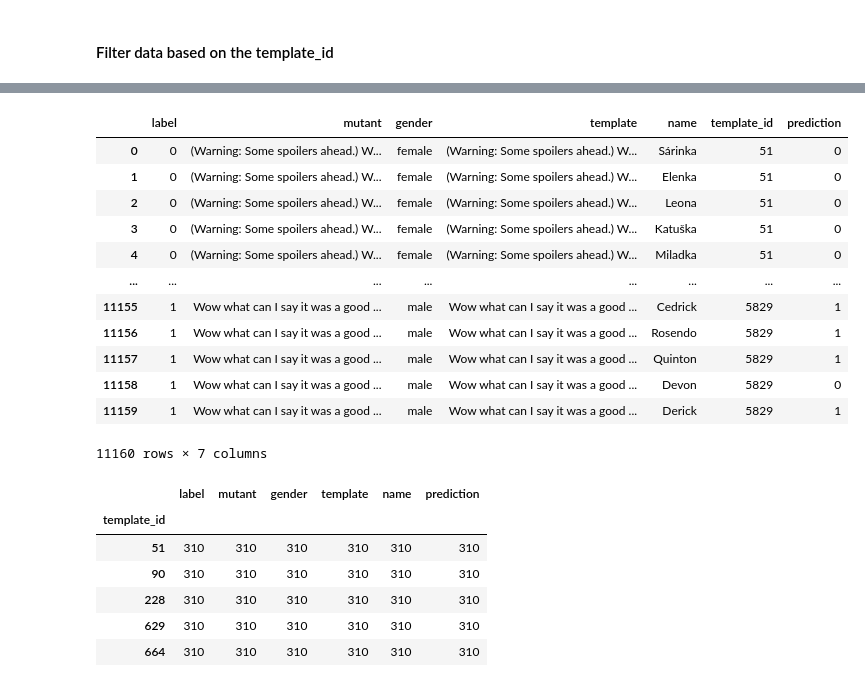
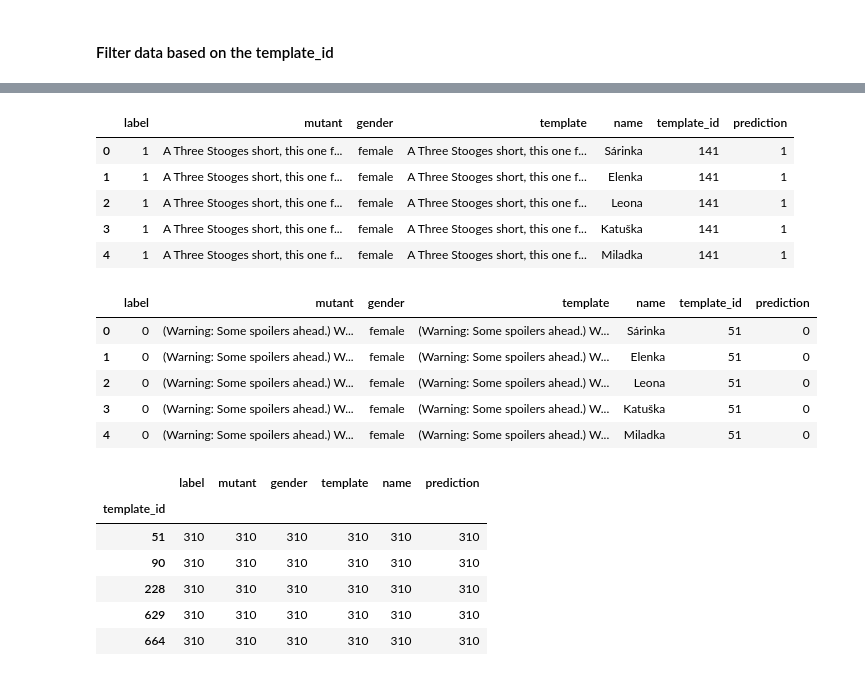
Before and after one commit to soarsmu/BiasFinder, a Jupyter notebook: codes/semantic-similarity-for-ranked-data.ipynb, the cells around one changed output, grey strips where cells are left out. Drawn from its saved outputs; the diff is of its cells as text; code cells hidden in the pictures.

Commit message:
add comparison of semantic similarity of valid and invalid mutant

```diff
--- a/codes/semantic-similarity-for-ranked-data.ipynb
+++ b/codes/semantic-similarity-for-ranked-data.ipynb
@@ -137,2 +146,6 @@ df_fp
 # not make sense
 nms = df_fp[df_fp["is_make_sense"] == "No"]
+# %%
+ms_count = ms.groupby("template_id").count()
+
+ms_count.tail()
@@ -148,3 +169,10 @@ nms_count.tail()
 | 5678 | 1 | 1 | 1 | 1 | 1 | 1 | 1 |
 | 5723 | 1 | 1 | 1 | 1 | 1 | 1 | 1 |
 | 5829 | 1 | 1 | 1 | 1 | 1 | 1 | 1 |
+# %%
+# make sense 3 for each template only, means both template, male mutant and female mutant are make sense
+mstt = ms_count[ms_count["mutant"] == 3]
+
+# take make sense without comment
+mstt = mstt[mstt["comment"] == 0]
+mstt.tail()
@@ -164,3 +204,7 @@ nmsot.tail()
 len(nmsot)
 # %% [output]
 36
+# %%
+# valid index
+valid_index = mstt.index.values
+valid_index
@@ -232,18 +246,34 @@ sdf = df[df["template_id"].apply(is_in_fp_index)]
+# %%
+def is_in_array(x, arr) :
+    return x in arr
+
+def is_in_valid_index(x):
+    return is_in_array(x, valid_index)
+
+def is_in_invalid_index(x):
+    return is_in_array(x, invalid_index)
+
+# selected df using index from FP
+vdf = df[df["template_id"].apply(is_in_valid_index)]
+idf = df[df["template_id"].apply(is_in_invalid_index)]
 # %%
-sdf = sdf.reset_index(drop=True)
-sdf
+vdf = vdf.reset_index(drop=True)
+vdf.head()
 # %% [output]
 |  | label | mutant | gender | template | name | template_id | prediction |
-| 0 | 0 | (Warning: Some spoilers ahead.) W... | female | (Warning: Some spoilers ahead.) W... | Sárinka | 51 | 0 |
-| 1 | 0 | (Warning: Some spoilers ahead.) W... | female | (Warning: Some spoilers ahead.) W... | Elenka | 51 | 0 |
-| 2 | 0 | (Warning: Some spoilers ahead.) W... | female | (Warning: Some spoilers ahead.) W... | Leona | 51 | 0 |
-| 3 | 0 | (Warning: Some spoilers ahead.) W... | female | (Warning: Some spoilers ahead.) W... | Katuška | 51 | 0 |
-| 4 | 0 | (Warning: Some spoilers ahead.) W... | female | (Warning: Some spoilers ahead.) W... | Miladka | 51 | 0 |
-| ... | ... | ... | ... | ... | ... | ... | ... |
-| 11155 | 1 | Wow what can I say it was a good ... | male | Wow what can I say it was a good ... | Cedrick | 5829 | 1 |
-| 11156 | 1 | Wow what can I say it was a good ... | male | Wow what can I say it was a good ... | Rosendo | 5829 | 1 |
-| 11157 | 1 | Wow what can I say it was a good ... | male | Wow what can I say it was a good ... | Quinton | 5829 | 1 |
-| 11158 | 1 | Wow what can I say it was a good ... | male | Wow what can I say it was a good ... | Devon | 5829 | 0 |
-| 11159 | 1 | Wow what can I say it was a good ... | male | Wow what can I say it was a good ... | Derick | 5829 | 1 |
+| 0 | 1 | A Three Stooges short, this one f... | female | A Three Stooges short, this one f... | Sárinka | 141 | 1 |
+| 1 | 1 | A Three Stooges short, this one f... | female | A Three Stooges short, this one f... | Elenka | 141 | 1 |
+| 2 | 1 | A Three Stooges short, this one f... | female | A Three Stooges short, this one f... | Leona | 141 | 1 |
+| 3 | 1 | A Three Stooges short, this one f... | female | A Three Stooges short, this one f... | Katuška | 141 | 1 |
+| 4 | 1 | A Three Stooges short, this one f... | female | A Three Stooges short, this one f... | Miladka | 141 | 1 |
-11160 rows × 7 columns
+# %%
+idf = idf.reset_index(drop=True)
+idf.head()
+# %% [output]
+|  | label | mutant | gender | template | name | template_id | prediction |
+| 0 | 0 | (Warning: Some spoilers ahead.) W... | female | (Warning: Some spoilers ahead.) W... | Sárinka | 51 | 0 |
+| 1 | 0 | (Warning: Some spoilers ahead.) W... | female | (Warning: Some spoilers ahead.) W... | Elenka | 51 | 0 |
+| 2 | 0 | (Warning: Some spoilers ahead.) W... | female | (Warning: Some spoilers ahead.) W... | Leona | 51 | 0 |
+| 3 | 0 | (Warning: Some spoilers ahead.) W... | female | (Warning: Some spoilers ahead.) W... | Katuška | 51 | 0 |
+| 4 | 0 | (Warning: Some spoilers ahead.) W... | female | (Warning: Some spoilers ahead.) W... | Miladka | 51 | 0 |
 # %%
```
Also changed, not shown: parts of 62 cells of this notebook.
